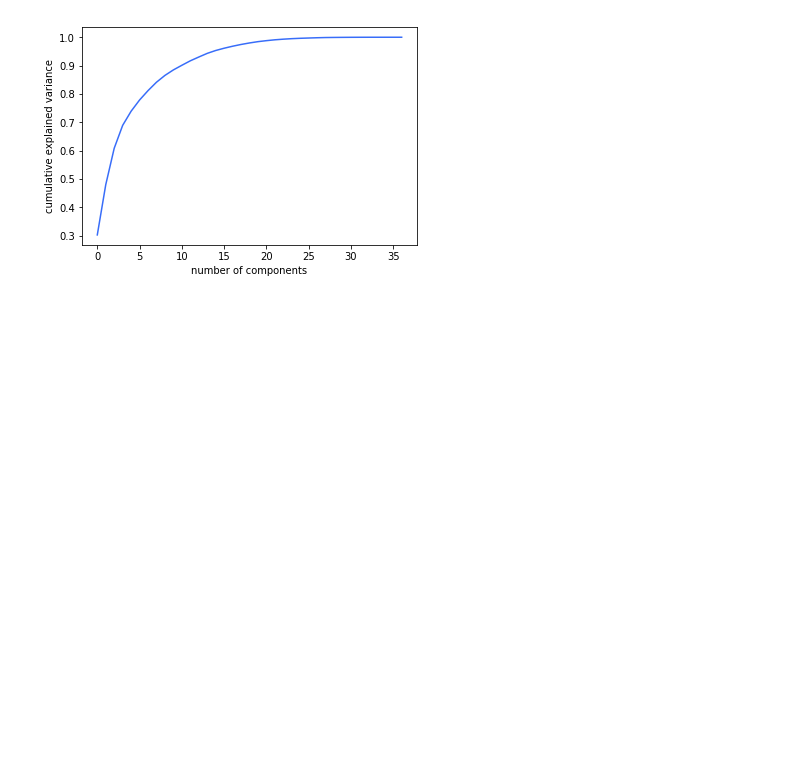
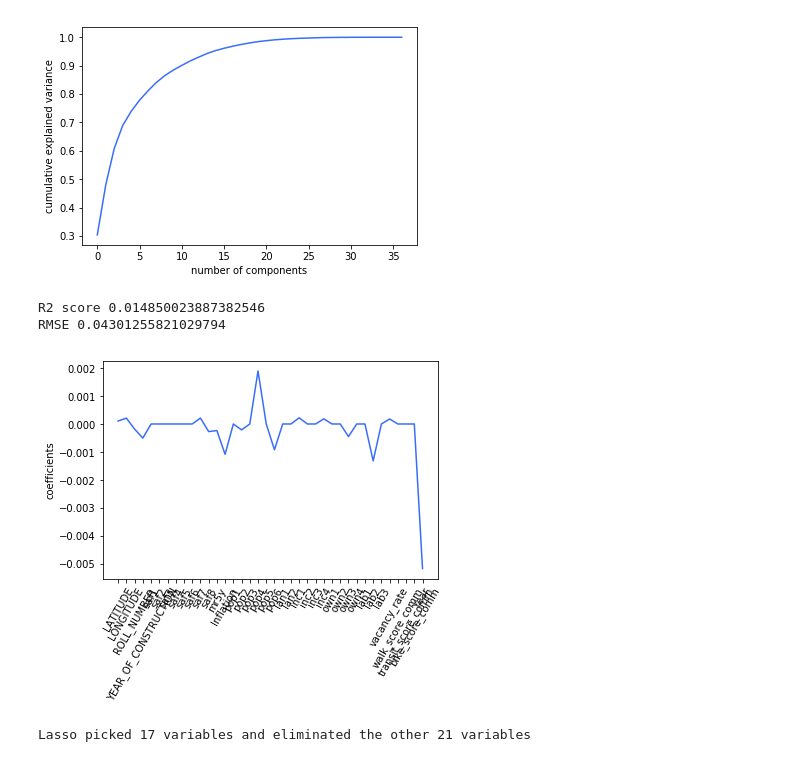
Before and after one commit to neha0812/PIMS-BCFSA, a Jupyter notebook: Dongying/Joint_EDA_Dongying.ipynb, the cells around one changed output. Saved outputs shown, nothing was run; the diff lists cells and outputs as text; code cells hidden in the pictures; blank space fills up the shorter version.

```diff
--- a/Dongying/Joint_EDA_Dongying.ipynb
+++ b/Dongying/Joint_EDA_Dongying.ipynb
@@ -199,7 +188,7 @@ Index(['Unnamed: 0', 'ADDRESS', 'ASSESSED_VALUE', 'COMM_CODE', 'COMM_NAME',
        'bike_score_comm', 'comm_polulation', 'pct_change_bin'],
       dtype='object')
 # %%
-df_num = df.drop(['Unnamed: 0','ADDRESS','COMM_CODE','COMM_NAME','location','fsa'],axis=1)
+df_num = df.drop(['Unnamed: 0','ADDRESS','COMM_CODE','COMM_NAME','location','fsa','comm_polulation'],axis=1)
 # %%
 from sklearn import preprocessing
 x=df_num.drop(['ASSESSED_VALUE','pct_change','Year','pct_change_bin'],axis=1).values
@@ -212,5 +201,8 @@ x_scaled=standard_scaler.fit_transform(x)
 
 
 df_scaled=pd.DataFrame(x_scaled,columns=df_num.drop(['ASSESSED_VALUE','pct_change','Year','pct_change_bin'],axis=1).columns)
+#df_scaled['ASSESSED_VALUE']=df_num['ASSESSED_VALUE']
 
 df_scaled[['ASSESSED_VALUE','pct_change','Year','pct_change_bin']]=df_num[['ASSESSED_VALUE','pct_change','Year','pct_change_bin']]
+
+df_scaled=df_scaled.dropna()
@@ -234,3 +221,33 @@ plt.ylabel('cumulative explained variance')
 # %% [output]
 Text(0, 0.5, 'cumulative explained variance')
 [figure]
+# %%
+x_train, x_test, y_train, y_test=train_test_split(df_scaled.drop(['ASSESSED_VALUE','pct_change'],axis=1),df_scaled['pct_change'],test_size=0.2,random_state=0)
+# %%
+from sklearn.linear_model import LinearRegression
+L=LinearRegression()
+L.fit(x_train.drop(['pct_change_bin'],axis=1),y_train)
+
+
+
+
+y_pred1=L.predict(x_test.drop(['pct_change_bin'],axis=1))
+
+from sklearn.metrics import r2_score, mean_squared_error
+
+print('R2 score', r2_score(y_test,y_pred1))
+print('RMSE',np.sqrt(mean_squared_error(y_test,y_pred1)))
+# %% [output]
+R2 score 0.014850023887382546
+RMSE 0.04301255821029794
+# %%
+from sklearn.linear_model import Lasso
+lasso=Lasso(alpha=0.0001,normalize=False)
+lasso_coef=lasso.fit(x_train.drop(['pct_change_bin'],axis=1),y_train).coef_
+_=plt.plot(range(len(x_train.drop(['pct_change_bin'],axis=1).columns)),lasso_coef)
+names=x_train.drop(['pct_change_bin'],axis=1).columns
+_=plt.xticks(range(len(names)),names,rotation=60)
+_=plt.ylabel("coefficients")
+plt.show()
+# %% [output]
+[figure, added]
@@ -236,0 +273,10 @@ Text(0, 0.5, 'cumulative explained variance')
+# %%
+#model_lasso = LassoCV(alphas = [1, 0.1, 0.001, 0.0005]).fit(X_r, y_r)
+from sklearn.linear_model import Ridge, RidgeCV, ElasticNet, LassoCV, LassoLarsCV
+model_lasso = LassoCV(alphas = [0.0001]).fit(x_train.drop(['pct_change_bin'],axis=1),y_train)
+rmse_cv(model_lasso).mean()
+
+coef_lasso = pd.Series(model_lasso.coef_, index = names)
+print("Lasso picked " + str(sum(coef_lasso != 0)) + " variables and eliminated the other " +  str(sum(coef_lasso == 0)) + " variables")
+# %% [output]
+Lasso picked 17 variables and eliminated the other 21 variables
```
Also changed, not shown: parts of 19 cells of this notebook.
